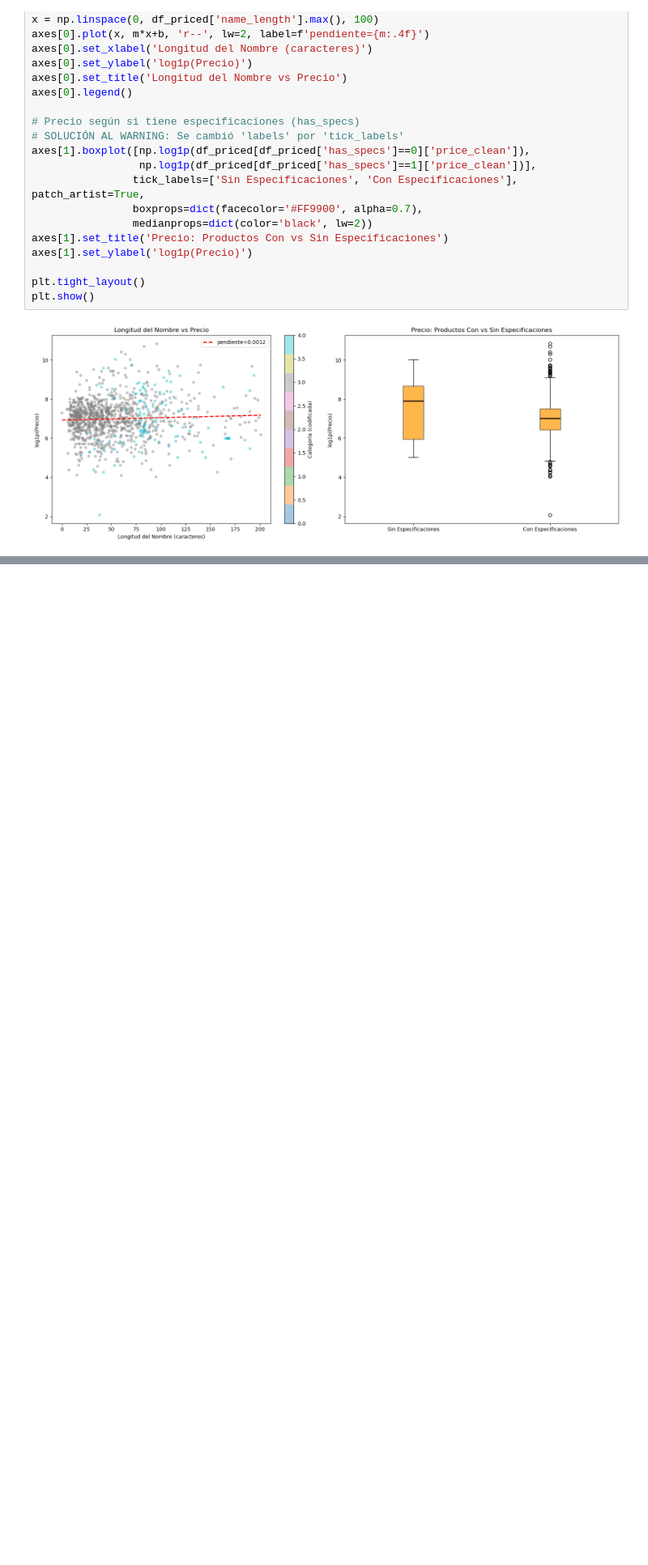
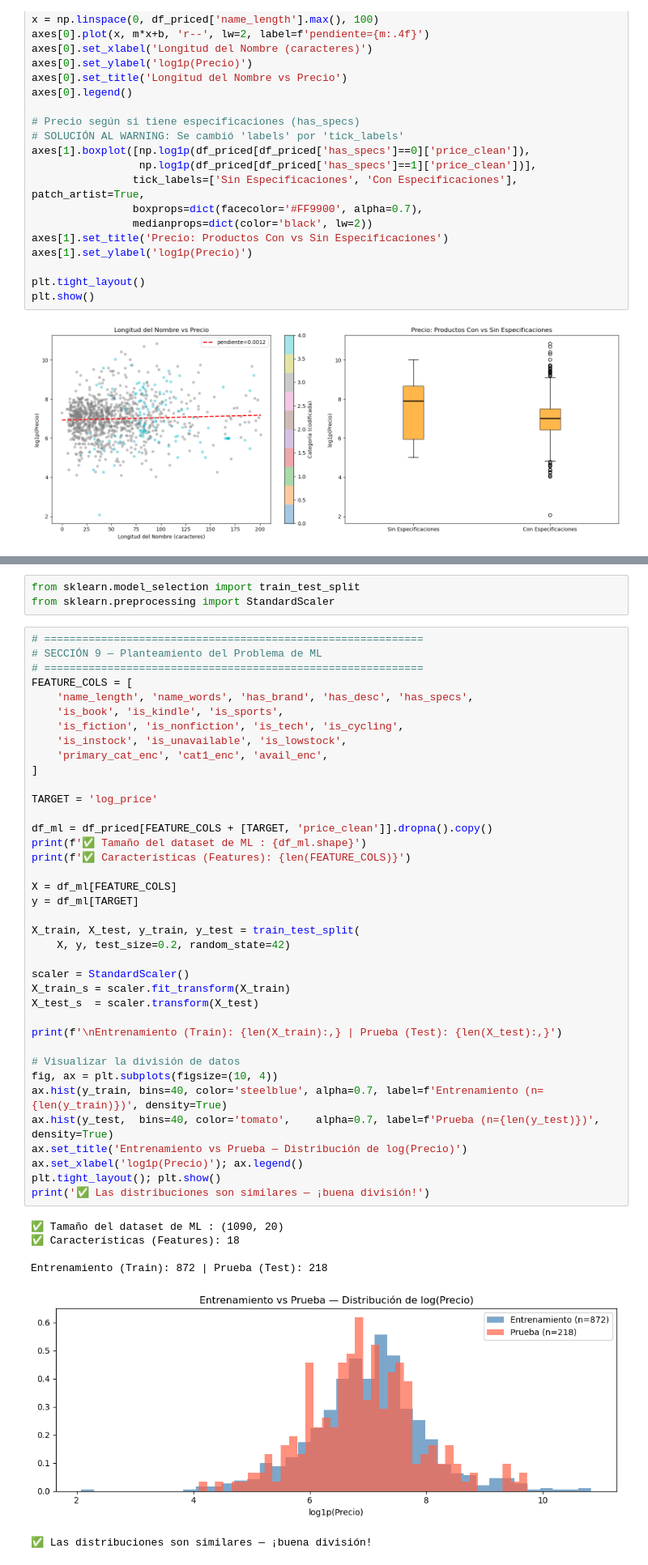
Before and after one commit to GuadalupeSaavedra/9AIEVND-ADND-Practicas-230349-2, a Jupyter notebook: Practica04/Practica04_230349.ipynb, the cells around one changed output, grey strips where cells are left out. Shown at 81% size. Drawn from its saved outputs; the diff is of its cells as text; blank space fills up the shorter version.

```diff
--- a/Practica04/Practica04_230349.ipynb
+++ b/Practica04/Practica04_230349.ipynb
@@ -733,0 +882,48 @@ plt.show()
+# %%
+from sklearn.model_selection import train_test_split
+from sklearn.preprocessing import StandardScaler
+# %%
+# ============================================================
+# SECCIÓN 9 — Planteamiento del Problema de ML
+# ============================================================
+FEATURE_COLS = [
+    'name_length', 'name_words', 'has_brand', 'has_desc', 'has_specs',
+    'is_book', 'is_kindle', 'is_sports',
+    'is_fiction', 'is_nonfiction', 'is_tech', 'is_cycling',
+    'is_instock', 'is_unavailable', 'is_lowstock',
+    'primary_cat_enc', 'cat1_enc', 'avail_enc',
+]
+
+TARGET = 'log_price'
+
+df_ml = df_priced[FEATURE_COLS + [TARGET, 'price_clean']].dropna().copy()
+print(f'✅ Tamaño del dataset de ML : {df_ml.shape}')
+print(f'✅ Características (Features): {len(FEATURE_COLS)}')
+
+X = df_ml[FEATURE_COLS]
+y = df_ml[TARGET]
+
+X_train, X_test, y_train, y_test = train_test_split(
+    X, y, test_size=0.2, random_state=42)
+
+scaler = StandardScaler()
+X_train_s = scaler.fit_transform(X_train)
+X_test_s  = scaler.transform(X_test)
+
+print(f'\nEntrenamiento (Train): {len(X_train):,} | Prueba (Test): {len(X_test):,}')
+
+# Visualizar la división de datos
+fig, ax = plt.subplots(figsize=(10, 4))
+ax.hist(y_train, bins=40, color='steelblue', alpha=0.7, label=f'Entrenamiento (n={len(y_train)})', density=True)
+ax.hist(y_test,  bins=40, color='tomato',    alpha=0.7, label=f'Prueba (n={len(y_test)})',  density=True)
+ax.set_title('Entrenamiento vs Prueba — Distribución de log(Precio)')
+ax.set_xlabel('log1p(Precio)'); ax.legend()
+plt.tight_layout(); plt.show()
+print('✅ Las distribuciones son similares — ¡buena división!')
+# %% [output]
+✅ Tamaño del dataset de ML : (1090, 20)
+✅ Características (Features): 18
+
+Entrenamiento (Train): 872 | Prueba (Test): 218
+[figure, added]
+✅ Las distribuciones son similares — ¡buena división!
```
Also changed, not shown: parts of 5 cells of this notebook.
